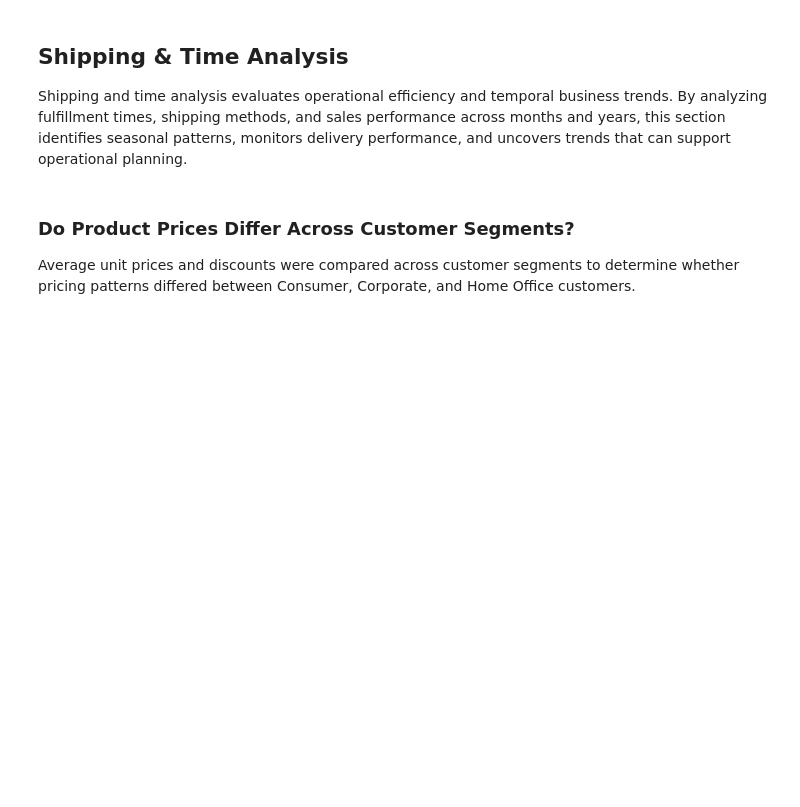
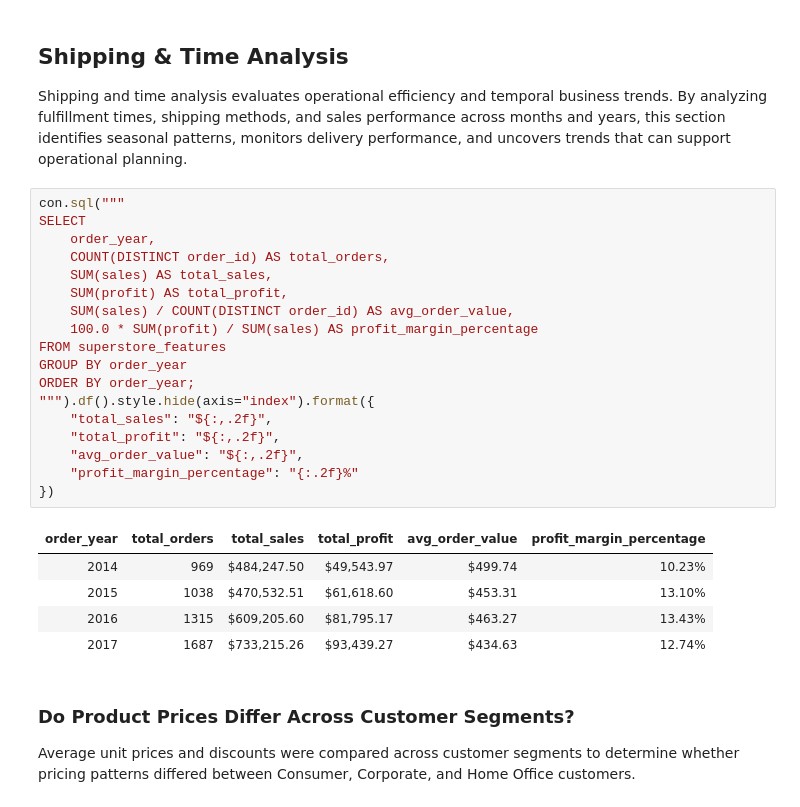
Before and after one commit to danigeiger/e_commerce_duckdb_project, a Jupyter notebook: notebooks/03_business_sql_analysis.ipynb, the cells around one changed output. Cells and saved outputs as stored; diff of their text form; blank space fills up the shorter version.

```diff
--- a/notebooks/03_business_sql_analysis.ipynb
+++ b/notebooks/03_business_sql_analysis.ipynb
@@ -245,6 +288,30 @@ Sales and profitability analysis investigates the financial performance of the b
 ## Shipping & Time Analysis
 
 Shipping and time analysis evaluates operational efficiency and temporal business trends. By analyzing fulfillment times, shipping methods, and sales performance across months and years, this section identifies seasonal patterns, monitors delivery performance, and uncovers trends that can support operational planning.
+# %%
+con.sql("""
+SELECT
+    order_year,
+    COUNT(DISTINCT order_id) AS total_orders,
+    SUM(sales) AS total_sales,
+    SUM(profit) AS total_profit,
+    SUM(sales) / COUNT(DISTINCT order_id) AS avg_order_value,
+    100.0 * SUM(profit) / SUM(sales) AS profit_margin_percentage
+FROM superstore_features
+GROUP BY order_year
+ORDER BY order_year;
+""").df().style.hide(axis="index").format({
+    "total_sales": "${:,.2f}",
+    "total_profit": "${:,.2f}",
+    "avg_order_value": "${:,.2f}",
+    "profit_margin_percentage": "{:.2f}%"
+})
+# %% [output]
+| order_year | total_orders | total_sales | total_profit | avg_order_value | profit_margin_percentage |
+| 2014 | 969 | $484,247.50 | $49,543.97 | $499.74 | 10.23% |
+| 2015 | 1038 | $470,532.51 | $61,618.60 | $453.31 | 13.10% |
+| 2016 | 1315 | $609,205.60 | $81,795.17 | $463.27 | 13.43% |
+| 2017 | 1687 | $733,215.26 | $93,439.27 | $434.63 | 12.74% |
 # %% [markdown]
 ### Do Product Prices Differ Across Customer Segments?
 
```
Also changed, not shown: parts of 13 cells of this notebook.
